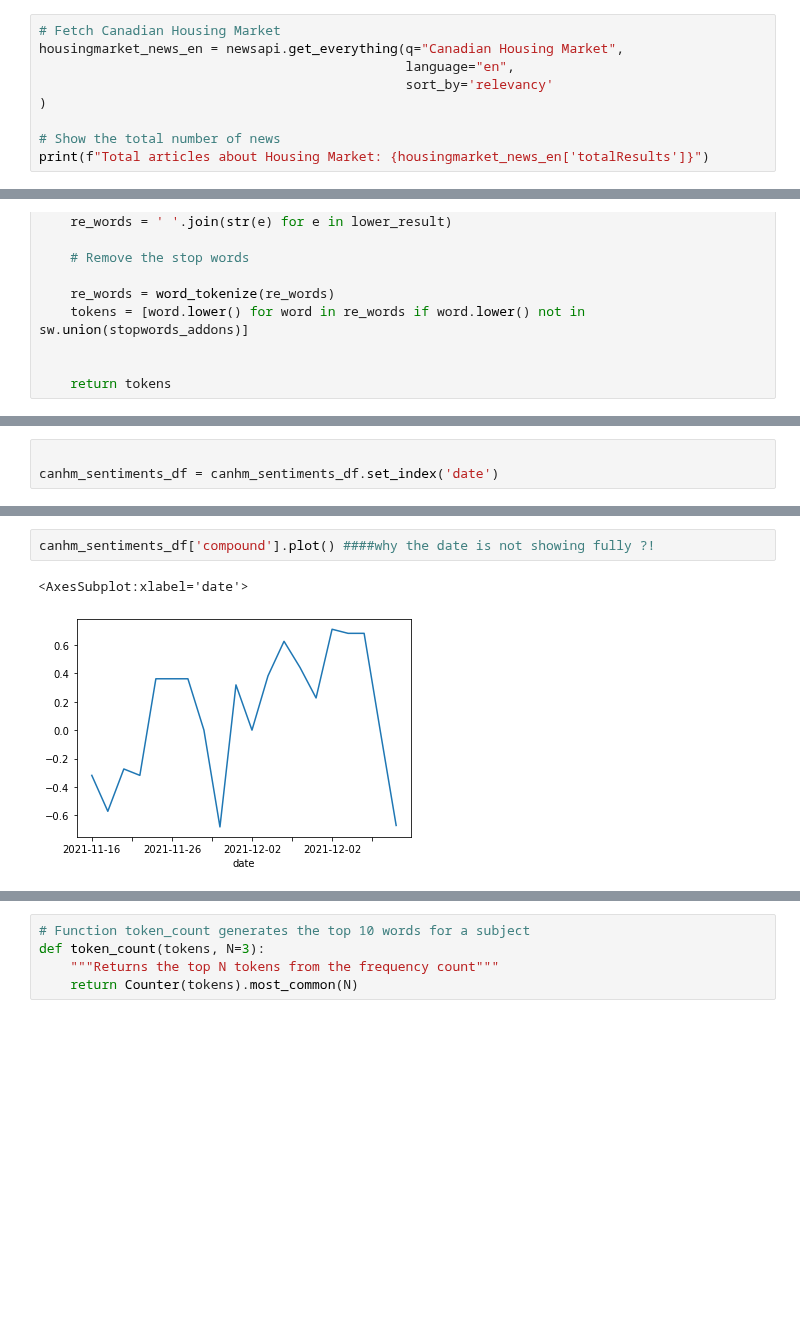
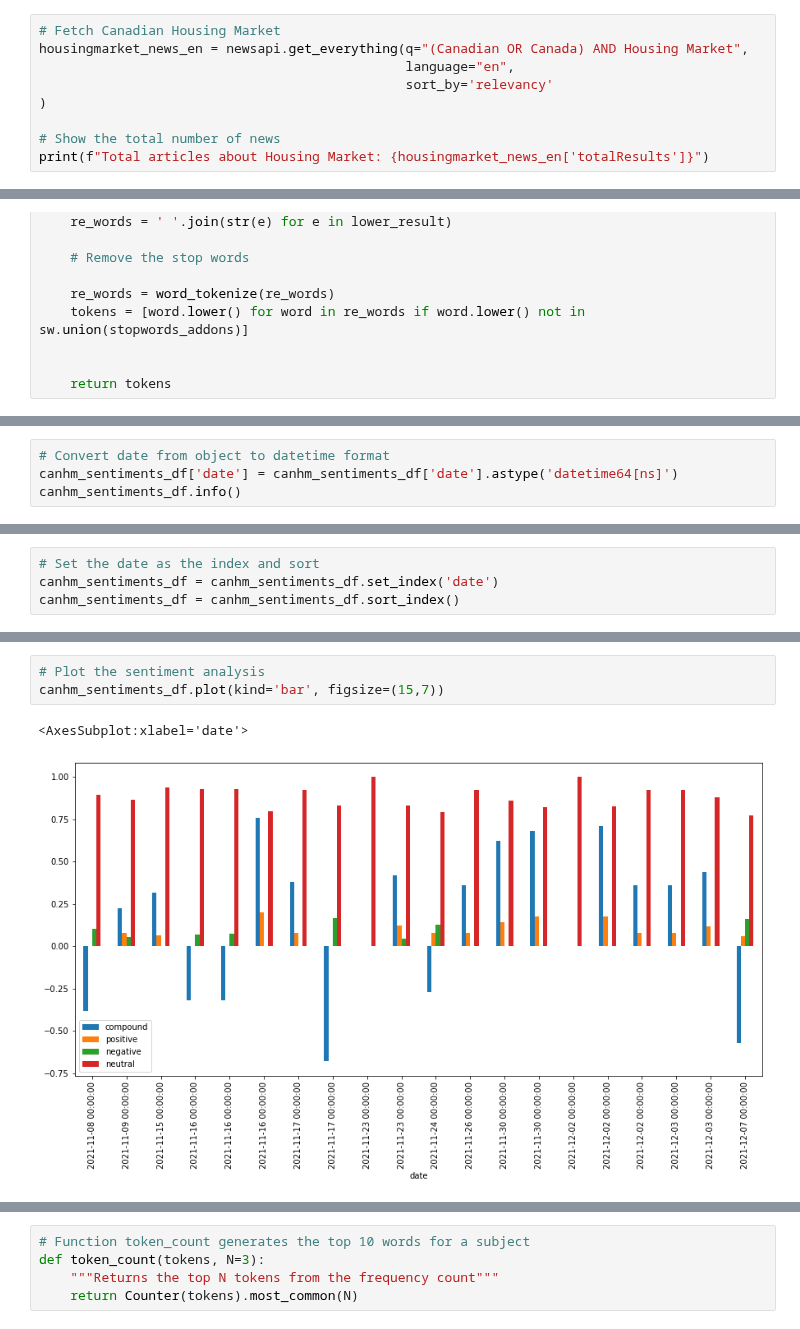
Before and after one commit to benjaminweymouth/Housing-Market-Forecasting-Time-Series-Analysis, a Jupyter notebook: Python Code/NLP Qualitative Analysis.ipynb, the cells around one changed output, grey strips where cells are left out. Cells and saved outputs as stored; diff of their text form; blank space fills up the shorter version.

```diff
--- a/Python Code/NLP Qualitative Analysis.ipynb
+++ b/Python Code/NLP Qualitative Analysis.ipynb
@@ -61,7 +49,7 @@ newsapi = NewsApiClient(api_key=api_key)
 natural_processing = spacy.load('en_core_web_sm')
 # %%
 # Fetch Canadian Housing Market
-housingmarket_news_en = newsapi.get_everything(q="Canadian Housing Market",
+housingmarket_news_en = newsapi.get_everything(q="(Canadian OR Canada) AND Housing Market",
                                                language="en",
                                                sort_by='relevancy'
 )
@@ -167,0 +168,4 @@ def tokenizer(text):
+# %%
+# Convert date from object to datetime format
+canhm_sentiments_df['date'] = canhm_sentiments_df['date'].astype('datetime64[ns]')
+canhm_sentiments_df.info()
@@ -168,5 +186,6 @@ def tokenizer(text):
 # %%
-
+# Set the date as the index and sort
 canhm_sentiments_df = canhm_sentiments_df.set_index('date')
+canhm_sentiments_df = canhm_sentiments_df.sort_index()
 # %%
 # Create a new tokens column for Canadian Housing Market
@@ -184,6 +202,7 @@ canhm_sentiments_df.head() ###Change it to datetime
 # %%
-canhm_sentiments_df['compound'].plot() ####why the date is not showing fully ?!
+# Plot the sentiment analysis
+canhm_sentiments_df.plot(kind='bar', figsize=(15,7))
 # %% [output]
 <AxesSubplot:xlabel='date'>
-[figure, old version]
+[figure, new version]
 # %%
```
Also changed, not shown: parts of 23 cells of this notebook, 1 other file.
